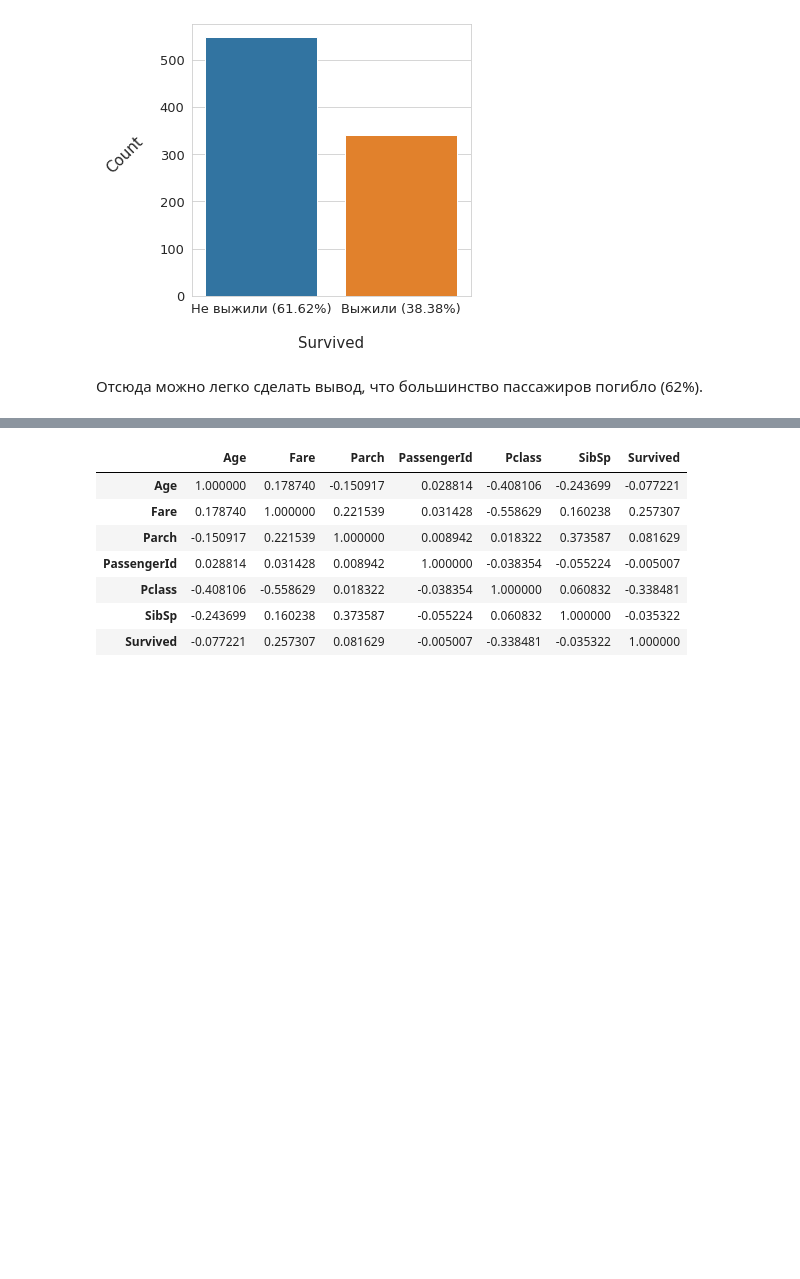
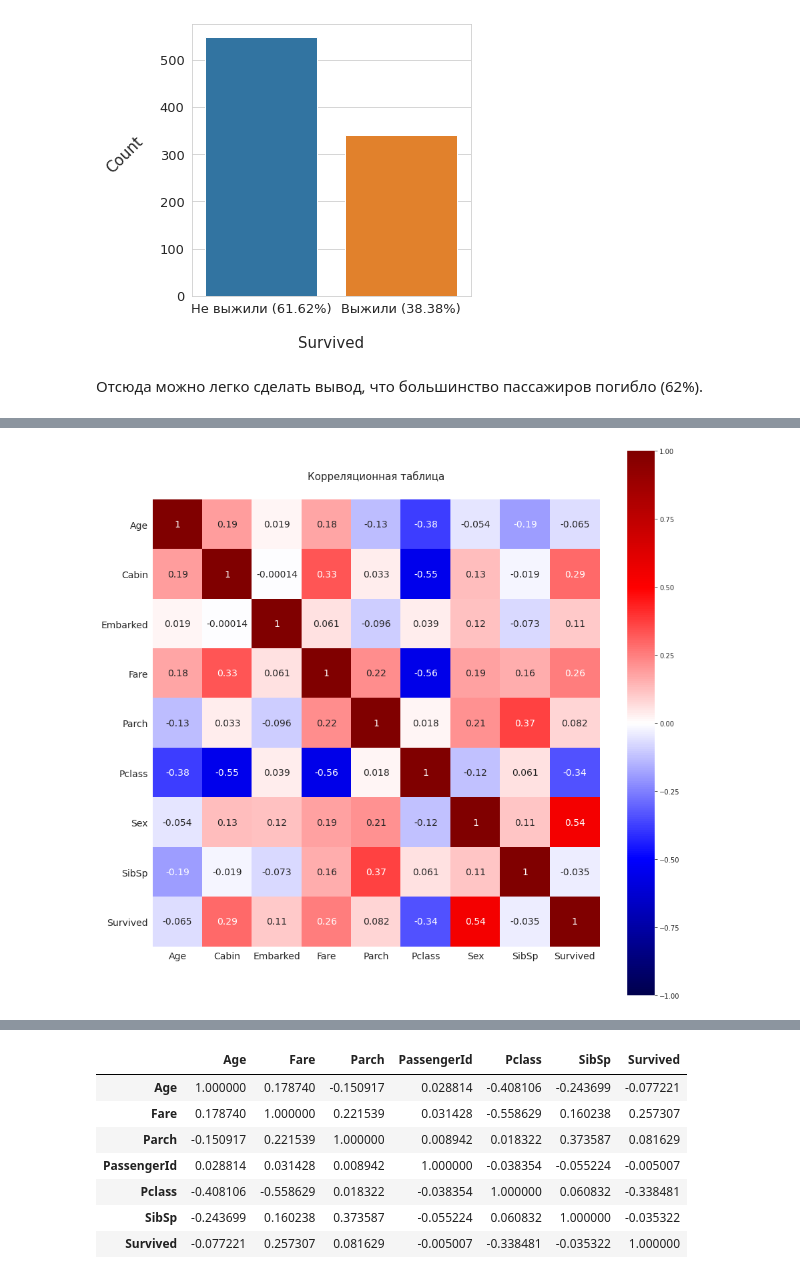
Before and after one commit to Lpshkn/Tutors, a Jupyter notebook: Practice/Titanic/Solution.ipynb, the cells around one changed output, grey strips where cells are left out. Drawn from its saved outputs; the diff is of its cells as text; code cells hidden in the pictures; blank space fills up the shorter version.

```diff
--- a/Practice/Titanic/Solution.ipynb
+++ b/Practice/Titanic/Solution.ipynb
@@ -371,0 +419,12 @@ df_train.plot(kind="scatter", x='Pclass' , y='Fare')
+# %%
+plt.figure(figsize=(15,15))
+ax = sns.heatmap(df_all.drop(['PassengerId'], axis=1).corr(), annot=True, square=True, cmap='seismic', annot_kws={'size': 14},
+                 vmin=-1, vmax=1)
+ax.tick_params(axis='x', labelsize=14, labelrotation=0)
+ax.tick_params(axis='y', labelsize=14, labelrotation=0)
+
+ax.set_title('Корреляционная таблица', size=15, pad=30)
+
+plt.show()
+# %% [output]
+[figure, added]
```
Also changed, not shown: parts of 20 cells of this notebook.
